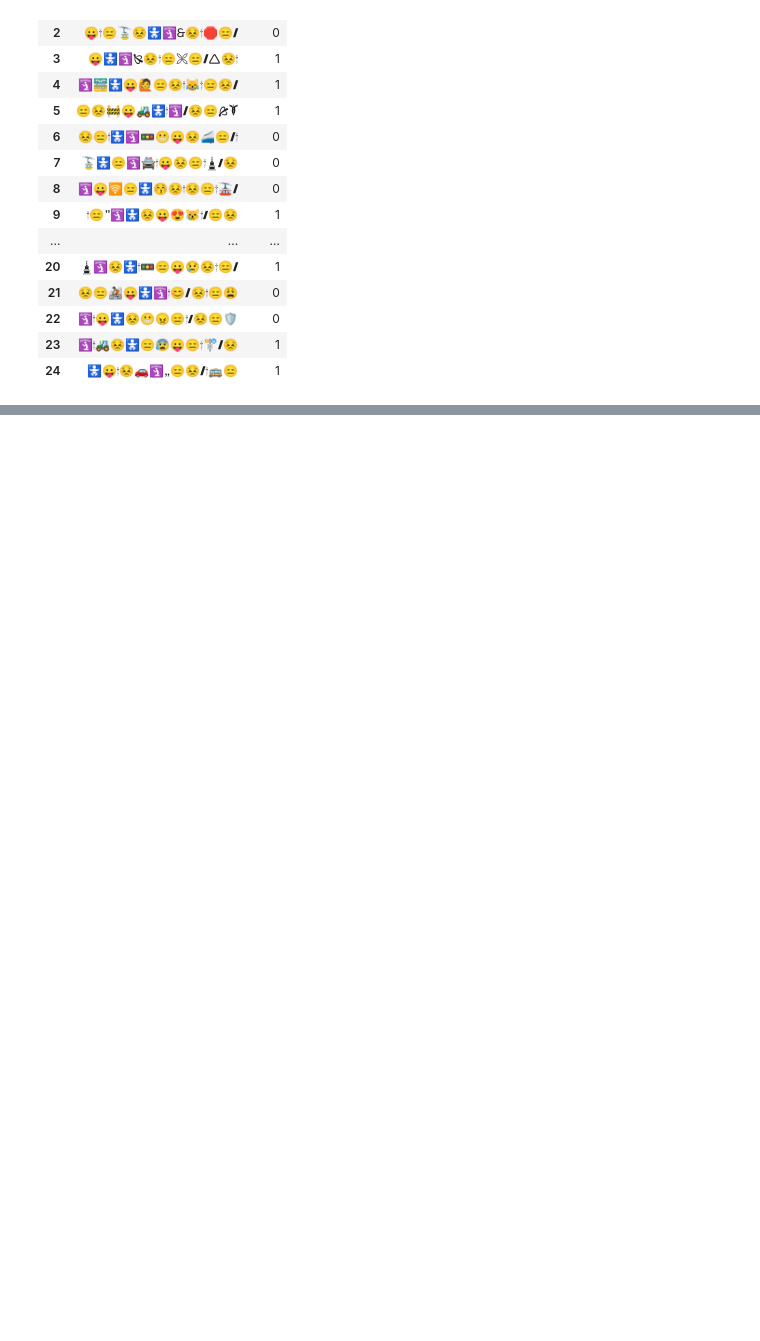
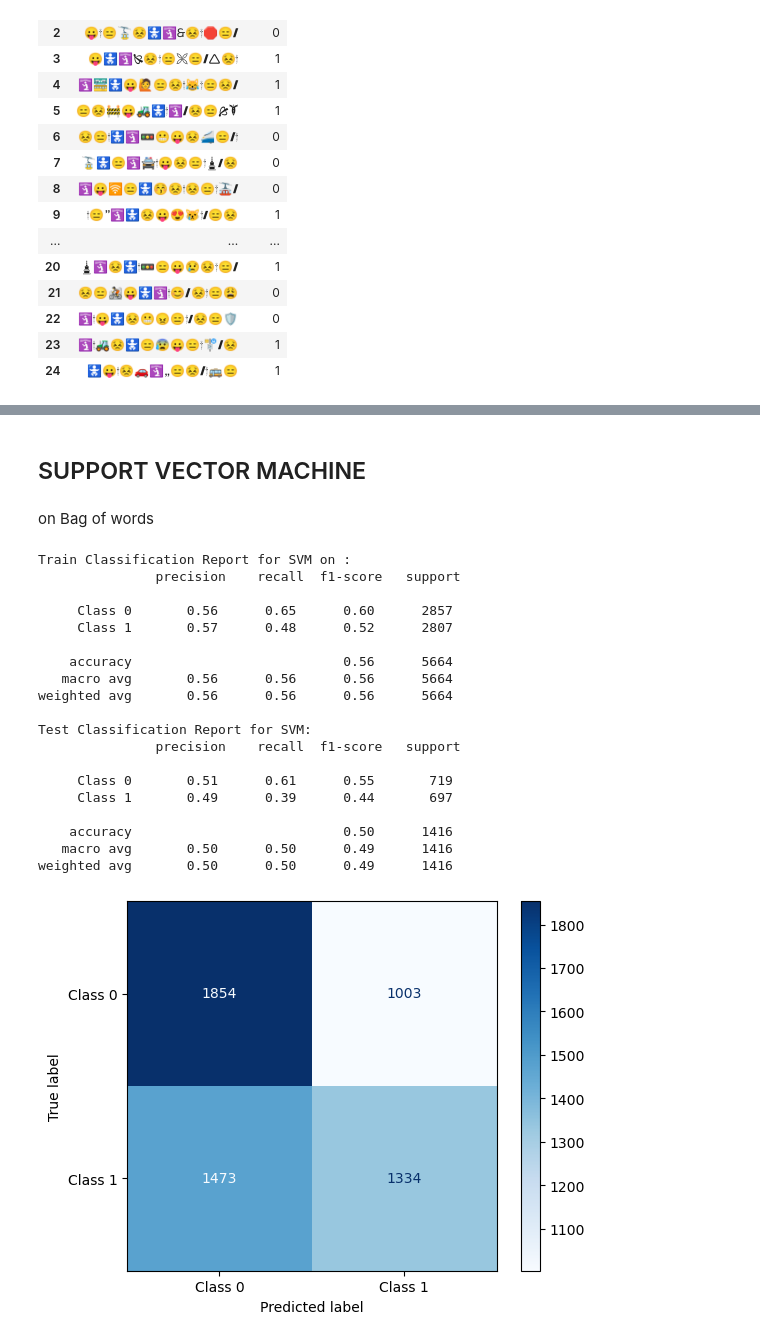
Before and after one commit to A-Rush-R/CS771-Mini-Project, a Jupyter notebook: emoticon/exploratory_data_analysis.ipynb, the cells around one changed output, grey strips where cells are left out. Saved outputs shown, nothing was run; the diff lists cells and outputs as text; code cells hidden in the pictures; blank space fills up the shorter version.

```diff
--- a/emoticon/exploratory_data_analysis.ipynb
+++ b/emoticon/exploratory_data_analysis.ipynb
@@ -128,0 +208,45 @@ plt.scatter(edf['c_1'], edf['c_2'])
+# %% [markdown]
+## SUPPORT VECTOR MACHINE
+# %% [markdown]
+on Bag of words
+# %%
+from sklearn.svm import SVC
+
+# Perform train-test split
+
+# Create and train the SVM model
+svm_model = SVC(kernel='linear', C=1.0, random_state=42)
+svm_model.fit(X_train_bow, y_train_bow)
+
+# Make predictions
+y_train_pred_svm_bow = svm_model.predict(X_train_bow)
+y_test_pred_svm_bow = svm_model.predict(X_test_bow)
+
+# Evaluate the model
+train_report_svm = get_classification_report(y_train_bow, y_train_pred_svm_bow)
+test_report_svm = get_classification_report(y_test_bow, y_test_pred_svm_bow)
+
+print("Train Classification Report for SVM on :\n", train_report_svm)
+print("Test Classification Report for SVM:\n", test_report_svm)
+plot_confusion_matrix(y_train_bow, y_train_pred_svm_bow, ['Class 0', 'Class 1'], title='Train Confusion Matrix')
+# %% [output]
+Train Classification Report for SVM on :
+               precision    recall  f1-score   support
+
+     Class 0       0.56      0.65      0.60      2857
+     Class 1       0.57      0.48      0.52      2807
+
+    accuracy                           0.56      5664
+   macro avg       0.56      0.56      0.56      5664
+weighted avg       0.56      0.56      0.56      5664
+
+Test Classification Report for SVM:
+               precision    recall  f1-score   support
+
+     Class 0       0.51      0.61      0.55       719
+     Class 1       0.49      0.39      0.44       697
+
+    accuracy                           0.50      1416
+   macro avg       0.50      0.50      0.49      1416
+weighted avg       0.50      0.50      0.49      1416
+[figure, added]
```
Also changed, not shown: parts of 25 cells of this notebook.
